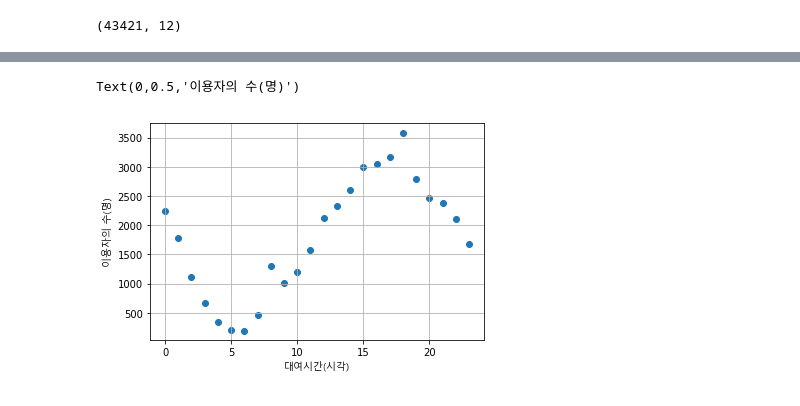
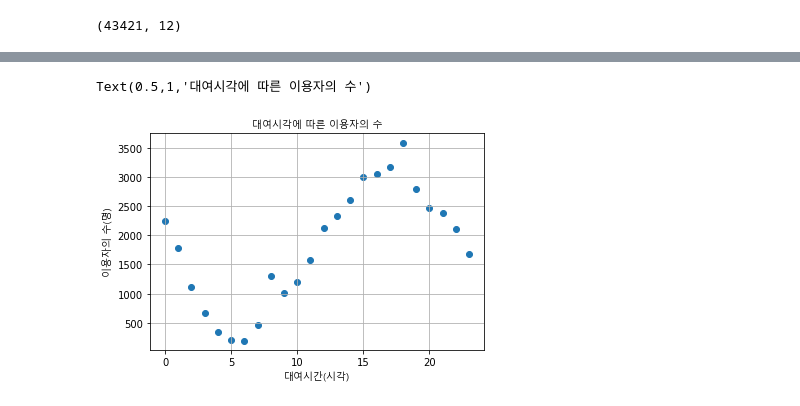
Before and after one commit to sy-k-98/practice, a Jupyter notebook: 11조_따릉이.ipynb, the cells around one changed output, grey strips where cells are left out. Saved outputs shown, nothing was run; the diff lists cells and outputs as text; code cells hidden in the pictures.

```diff
--- a/11조_따릉이.ipynb
+++ b/11조_따릉이.ipynb
@@ -81,10 +62,11 @@ Name: 대여시간, dtype: int64
 # %%
 plt.grid()
-plt.scatter(x = time.index, y = time.values) # x축이 대여시간,  y축이 대여시간 count값
+plt.scatter(x = time.index, y = time.values) # x축이 대여시각,  y축이 이용자의 수(명)
 plt.xlabel('대여시간(시각)', fontproperties = fontprop)
 plt.ylabel('이용자의 수(명)', fontproperties = fontprop)
+plt.title('대여시각에 따른 이용자의 수', fontproperties = fontprop)
 # %% [output]
-Text(0,0.5,'이용자의 수(명)')
+Text(0.5,1,'대여시각에 따른 이용자의 수')
-[figure, old version]
+[figure, new version]
 # %%
 time_5 = One_hour[(One_hour['대여시간']==15) | (One_hour['대여시간']==16) | (One_hour['대여시간']==17) | (One_hour['대여시간']==18) | (One_hour['대여시간']==19)]
```
Also changed, not shown: parts of 10 cells of this notebook.
